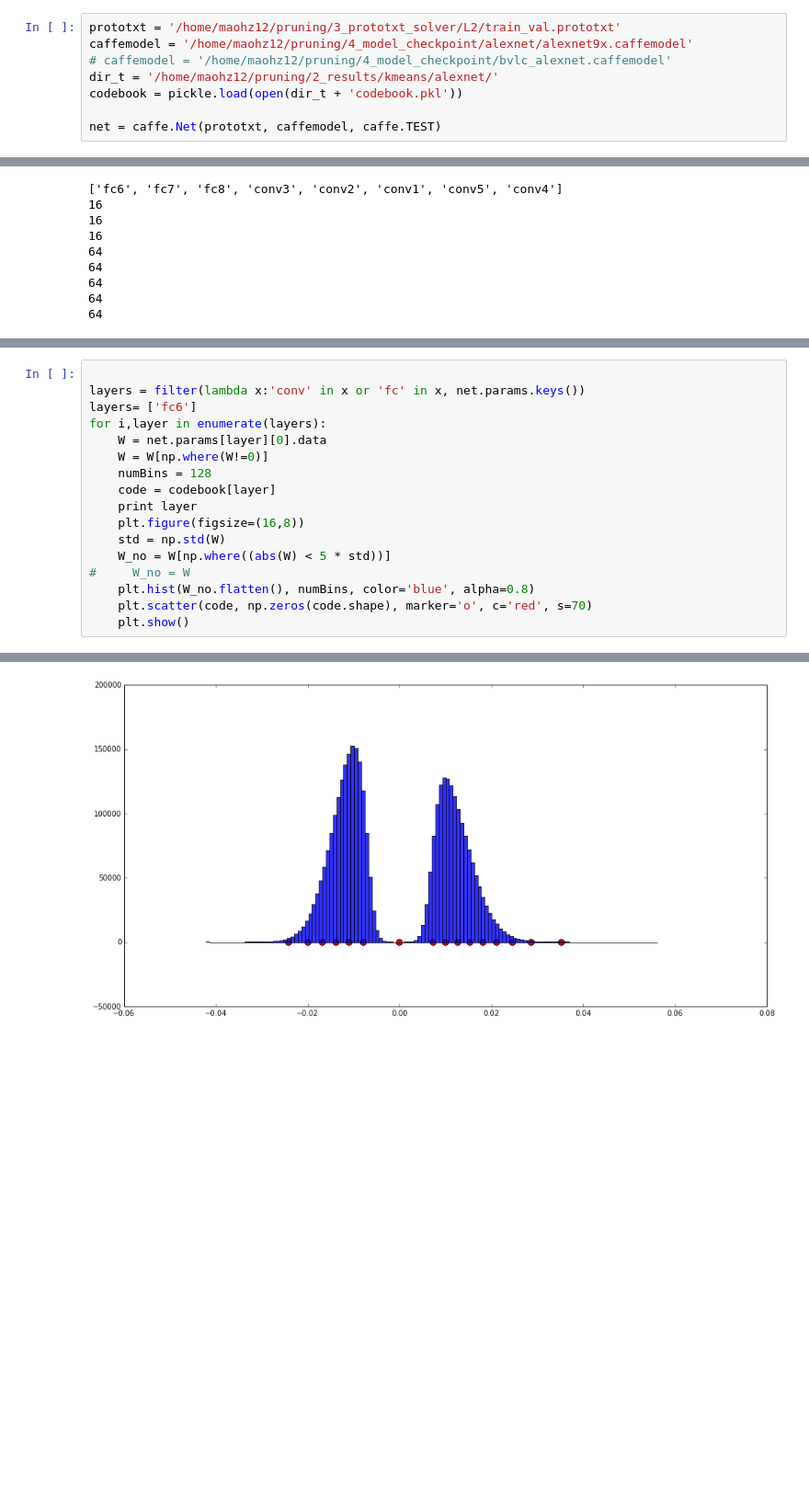
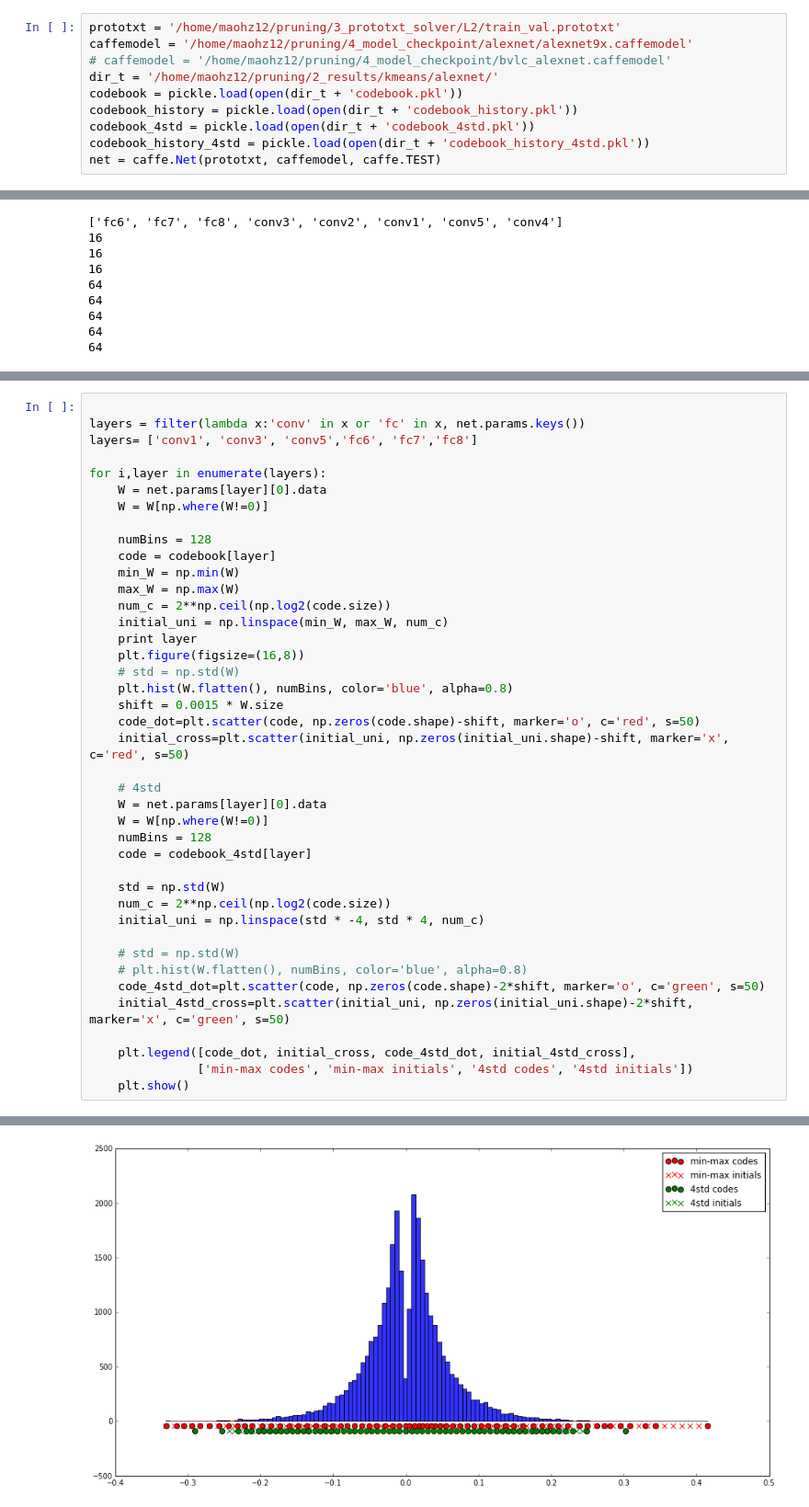
Before and after one commit to gaush123/NeuralCompression, a Jupyter notebook: 1_scripts/visulize/plot_distribution_of_codebook_alexnet.ipynb, the cells around one changed output, grey strips where cells are left out. Shown: that part at 92% size. Saved outputs shown, nothing was run; the diff lists cells and outputs as text; blank space fills up the shorter version.

```diff
--- a/1_scripts/visulize/plot_distribution_of_codebook_alexnet.ipynb
+++ b/1_scripts/visulize/plot_distribution_of_codebook_alexnet.ipynb
@@ -20,7 +20,9 @@ caffemodel = '/home/maohz12/pruning/4_model_checkpoint/alexnet/alexnet9x.caffemo
 # caffemodel = '/home/maohz12/pruning/4_model_checkpoint/bvlc_alexnet.caffemodel'
 dir_t = '/home/maohz12/pruning/2_results/kmeans/alexnet/'
 codebook = pickle.load(open(dir_t + 'codebook.pkl'))
-
+codebook_history = pickle.load(open(dir_t + 'codebook_history.pkl'))
+codebook_4std = pickle.load(open(dir_t + 'codebook_4std.pkl'))
+codebook_history_4std = pickle.load(open(dir_t + 'codebook_history_4std.pkl'))
 net = caffe.Net(prototxt, caffemodel, caffe.TEST)
 # %%
 print codebook.keys()
@@ -61,18 +63,42 @@ for key in codebook.keys():
 # %%
 
 layers = filter(lambda x:'conv' in x or 'fc' in x, net.params.keys())
-layers= ['fc6']
+layers= ['conv1', 'conv3', 'conv5','fc6', 'fc7','fc8']
+
 for i,layer in enumerate(layers):
     W = net.params[layer][0].data
     W = W[np.where(W!=0)]
+
     numBins = 128
     code = codebook[layer]
+    min_W = np.min(W)
+    max_W = np.max(W)
+    num_c = 2**np.ceil(np.log2(code.size))
+    initial_uni = np.linspace(min_W, max_W, num_c)
     print layer
     plt.figure(figsize=(16,8))
+    # std = np.std(W)
+    plt.hist(W.flatten(), numBins, color='blue', alpha=0.8)
+    shift = 0.0015 * W.size
+    code_dot=plt.scatter(code, np.zeros(code.shape)-shift, marker='o', c='red', s=50)
+    initial_cross=plt.scatter(initial_uni, np.zeros(initial_uni.shape)-shift, marker='x', c='red', s=50)
+
+    # 4std
+    W = net.params[layer][0].data
+    W = W[np.where(W!=0)]
+    numBins = 128
+    code = codebook_4std[layer]
+
     std = np.std(W)
-    W_no = W[np.where((abs(W) < 5 * std))]
-#     W_no = W
-    plt.hist(W_no.flatten(), numBins, color='blue', alpha=0.8)
-    plt.scatter(code, np.zeros(code.shape), marker='o', c='red', s=70)
+    num_c = 2**np.ceil(np.log2(code.size))
+    initial_uni = np.linspace(std * -4, std * 4, num_c)
+
+    # std = np.std(W)
+    # plt.hist(W.flatten(), numBins, color='blue', alpha=0.8)
+    code_4std_dot=plt.scatter(code, np.zeros(code.shape)-2*shift, marker='o', c='green', s=50)
+    initial_4std_cross=plt.scatter(initial_uni, np.zeros(initial_uni.shape)-2*shift, marker='x', c='green', s=50)
+
+    plt.legend([code_dot, initial_cross, code_4std_dot, initial_4std_cross],
+               ['min-max codes', 'min-max initials', '4std codes', '4std initials'])
     plt.show()
 # %% [output]
@@ -80 +106 @@ fc6
-[figure, old version]
+[figure, new version]
```
Also changed, not shown: parts of 4 cells of this notebook, 12 other files.
